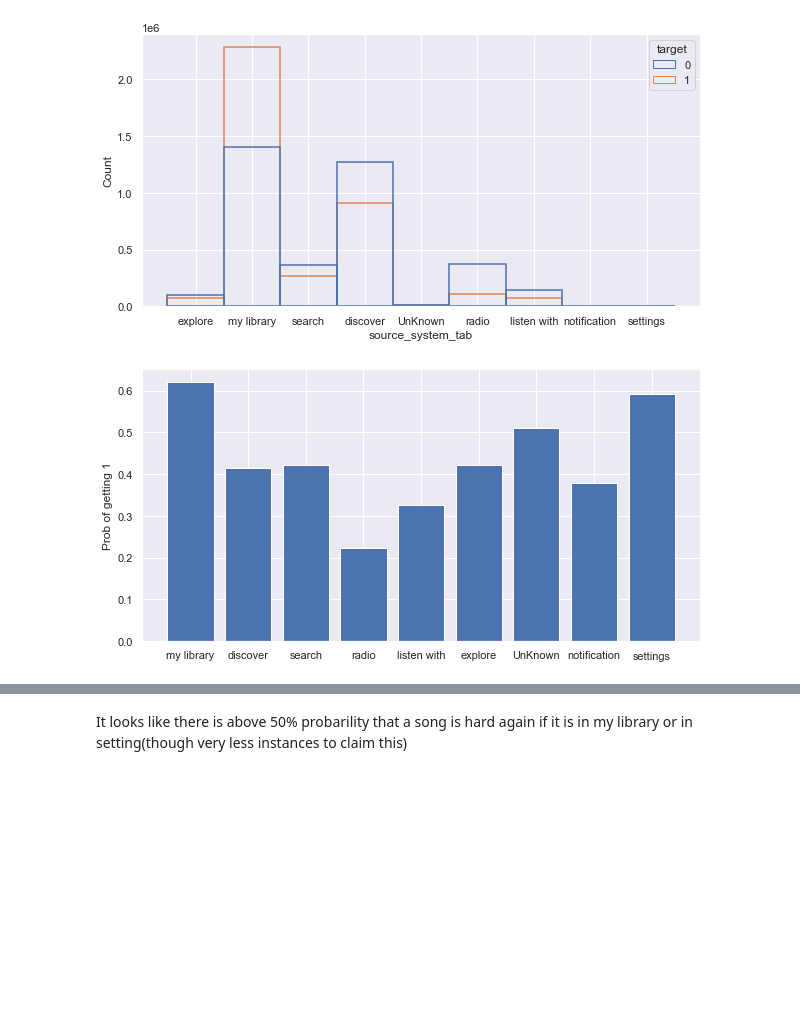
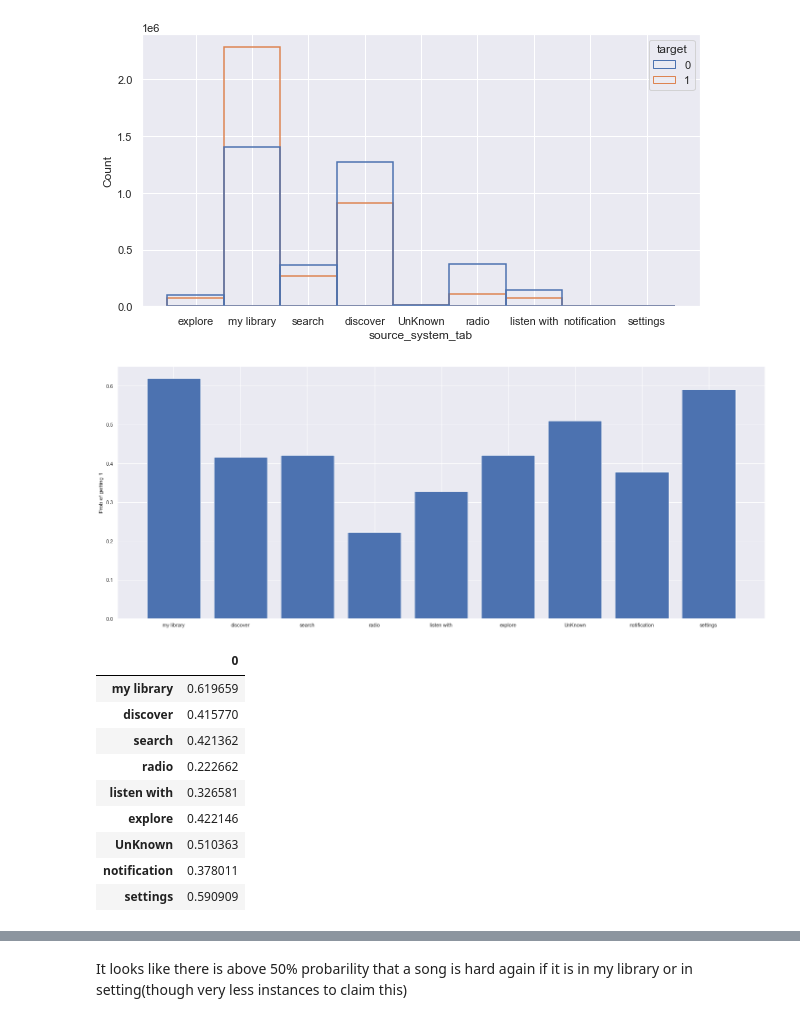
Before and after one commit to Sudhanshu1304/Music-Recomendation-System, a Jupyter notebook: Analysis.ipynb, the cells around one changed output, grey strips where cells are left out. Saved outputs shown, nothing was run; the diff lists cells and outputs as text; code cells hidden in the pictures; blank space fills up the shorter version.

```diff
--- a/Analysis.ipynb
+++ b/Analysis.ipynb
@@ -36,7 +42,7 @@ notification       6185
 settings           2200
 Name: source_system_tab, dtype: int64
 # %%
-def get_prob(feature):
+def get_prob(feature,graph=True):
 
     d = dict(feature.value_counts())
     keys = d.keys()
@@ -51,10 +57,11 @@ def get_prob(feature):
         d[k] = p_for_1
         val.append(p_for_1)
 
-    fig = plt.figure(figsize=(25,10))
-    plt.ylabel('Prob of getting 1')
-    plt.bar(keys,val)
-    plt.show()
+    if graph == True:
+        fig = plt.figure(figsize=(25,10))
+        plt.ylabel('Prob of getting 1')
+        plt.bar(keys,val)
+        plt.show()
     return pd.DataFrame(d.values(),index=d.keys())#,keys,val
 # %%
 fig = plt.figure(figsize=(10,5))
@@ -63,6 +70,17 @@ sns.histplot(data=data,x='source_system_tab',hue='target',fill=False)
 <AxesSubplot:xlabel='source_system_tab', ylabel='Count'>
 [figure]
 # %%
-get_prob(data.source_system_tab)
+p = get_prob(data.source_system_tab)
+p
 # %% [output]
-[figure, old version]
+[figure, new version]
+|  | 0 |
+| my library | 0.619659 |
+| discover | 0.415770 |
+| search | 0.421362 |
+| radio | 0.222662 |
+| listen with | 0.326581 |
+| explore | 0.422146 |
+| UnKnown | 0.510363 |
+| notification | 0.378011 |
+| settings | 0.590909 |
```
Also changed, not shown: parts of 72 cells of this notebook.
